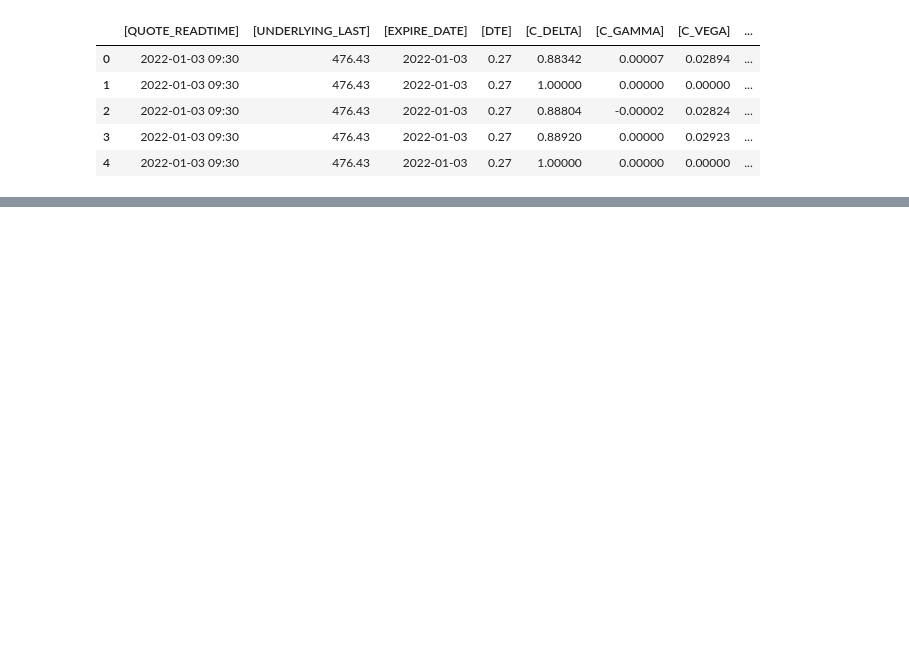
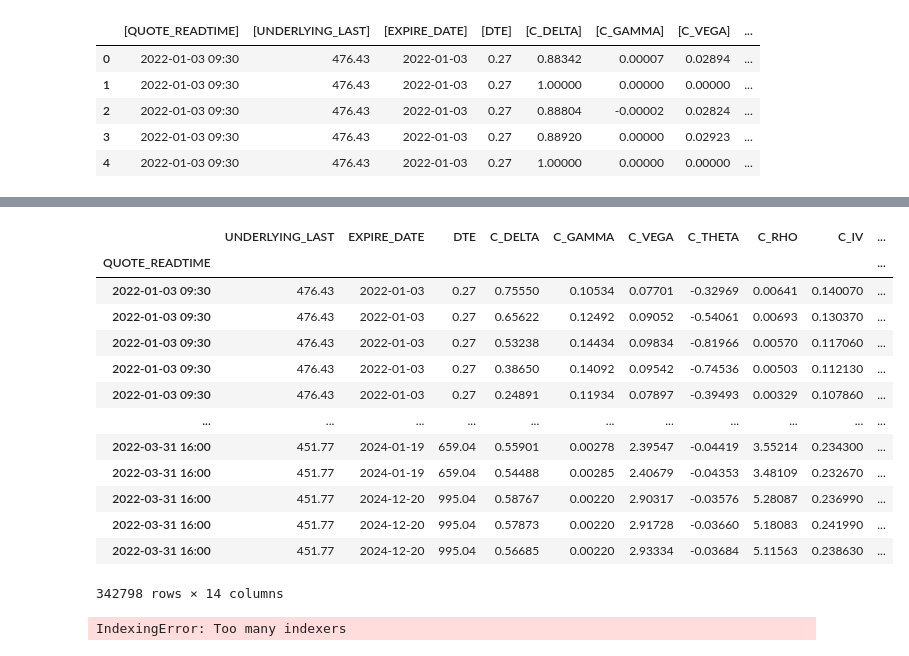
Before and after one commit to aarch23/OptYx, a Jupyter notebook: SpyRawData.ipynb, the cells around one changed output, grey strips where cells are left out. Saved outputs shown, nothing was run; the diff lists cells and outputs as text; code cells hidden in the pictures; blank space fills up the shorter version.

```diff
--- a/SpyRawData.ipynb
+++ b/SpyRawData.ipynb
@@ -154,0 +165,4 @@ spy_data_v2.head()
+# %%
+spy_data_v2['STRIKE DISTANCE'] = spy_data_v2['STRIKE'] - spy_data_v2['UNDERLYING_LAST']
+
+display(spy_data_v2.head())
@@ -154,0 +176,3 @@ spy_data_v2.head()
+# %%
+spy_data_v3 = spy_data_v2.drop(columns=['STRIKE_DISTANCE'])
+spy_data_v3.head()
@@ -154,0 +186,41 @@ spy_data_v2.head()
+# %%
+# setting the index to the contract readtime
+
+spy_data_v4 = spy_data_v3.set_index('QUOTE_READTIME')
+# %%
+# filtering out strikes values that will not be used since the spread was quite large - retaining 15 total strikes
+
+spy_data_v5 = spy_data_v4[
+    (spy_data_v4['STRIKE DISTANCE'] <= 12.00) & (spy_data_v4['STRIKE DISTANCE'] > -3.00)
+]
+
+spy_data_v5
+# %% [output]
+|  | UNDERLYING_LAST | EXPIRE_DATE | DTE | C_DELTA | C_GAMMA | C_VEGA | C_THETA | C_RHO | C_IV | ... |
+| QUOTE_READTIME |  |  |  |  |  |  |  |  |  | ... |
+| 2022-01-03 09:30 | 476.43 | 2022-01-03 | 0.27 | 0.75550 | 0.10534 | 0.07701 | -0.32969 | 0.00641 | 0.140070 | ... |
+| 2022-01-03 09:30 | 476.43 | 2022-01-03 | 0.27 | 0.65622 | 0.12492 | 0.09052 | -0.54061 | 0.00693 | 0.130370 | ... |
+| 2022-01-03 09:30 | 476.43 | 2022-01-03 | 0.27 | 0.53238 | 0.14434 | 0.09834 | -0.81966 | 0.00570 | 0.117060 | ... |
+| 2022-01-03 09:30 | 476.43 | 2022-01-03 | 0.27 | 0.38650 | 0.14092 | 0.09542 | -0.74536 | 0.00503 | 0.112130 | ... |
+| 2022-01-03 09:30 | 476.43 | 2022-01-03 | 0.27 | 0.24891 | 0.11934 | 0.07897 | -0.39493 | 0.00329 | 0.107860 | ... |
+| ... | ... | ... | ... | ... | ... | ... | ... | ... | ... | ... |
+| 2022-03-31 16:00 | 451.77 | 2024-01-19 | 659.04 | 0.55901 | 0.00278 | 2.39547 | -0.04419 | 3.55214 | 0.234300 | ... |
+| 2022-03-31 16:00 | 451.77 | 2024-01-19 | 659.04 | 0.54488 | 0.00285 | 2.40679 | -0.04353 | 3.48109 | 0.232670 | ... |
+| 2022-03-31 16:00 | 451.77 | 2024-12-20 | 995.04 | 0.58767 | 0.00220 | 2.90317 | -0.03576 | 5.28087 | 0.236990 | ... |
+| 2022-03-31 16:00 | 451.77 | 2024-12-20 | 995.04 | 0.57873 | 0.00220 | 2.91728 | -0.03660 | 5.18083 | 0.241990 | ... |
+| 2022-03-31 16:00 | 451.77 | 2024-12-20 | 995.04 | 0.56685 | 0.00220 | 2.93334 | -0.03684 | 5.11563 | 0.238630 | ... |
+342798 rows × 14 columns
+# %%
+# filtering to 3 day hold period (based on expiration week/date)
+
+# Jan 7th, 14th, 21th, 28th for expiration dates
+# Feb 4th, 11th, 18th, 25th for exp dates
+# Mar 4th, 11th, 18th, 25th for exp dates
+
+#spy_data_v6[
+ #   (spy_data_v5['EXPIRE_DATE'])] = spy_data_v5['2022-01-07': '2022-01-07', '2022-01-14': '2022-01-14', '2022-01-21': '2022-01-21', '2022-01-28': '2022-01-28']
+
+spy_data_v6 = spy_data_v5.loc[spy_data_v5['EXPIRE_DATE'] == '2022-01-07', '2022-01-14', '2022-01-21', '2022-01-28'].copy()
+spy_data_v6.head()
+# %% [output]
+IndexingError: Too many indexers
```
Also changed, not shown: parts of 12 cells of this notebook.
